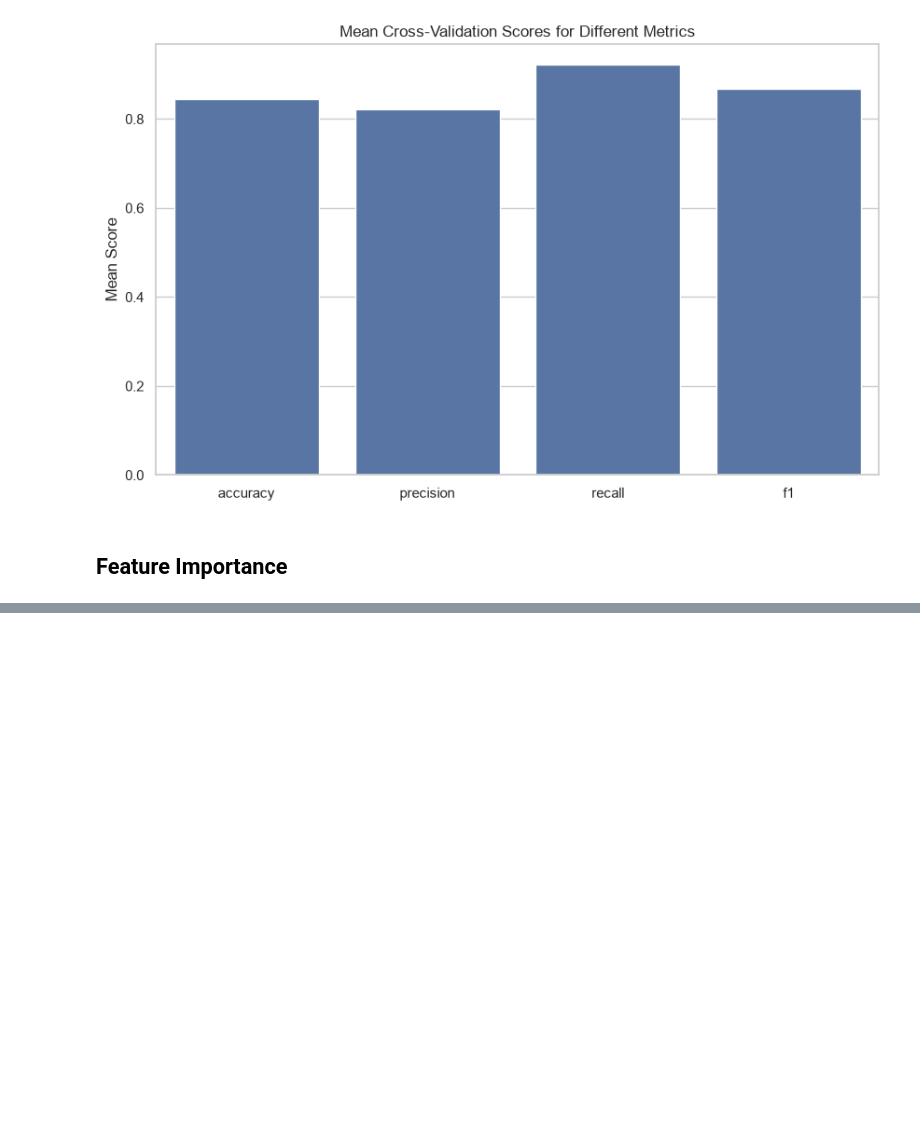
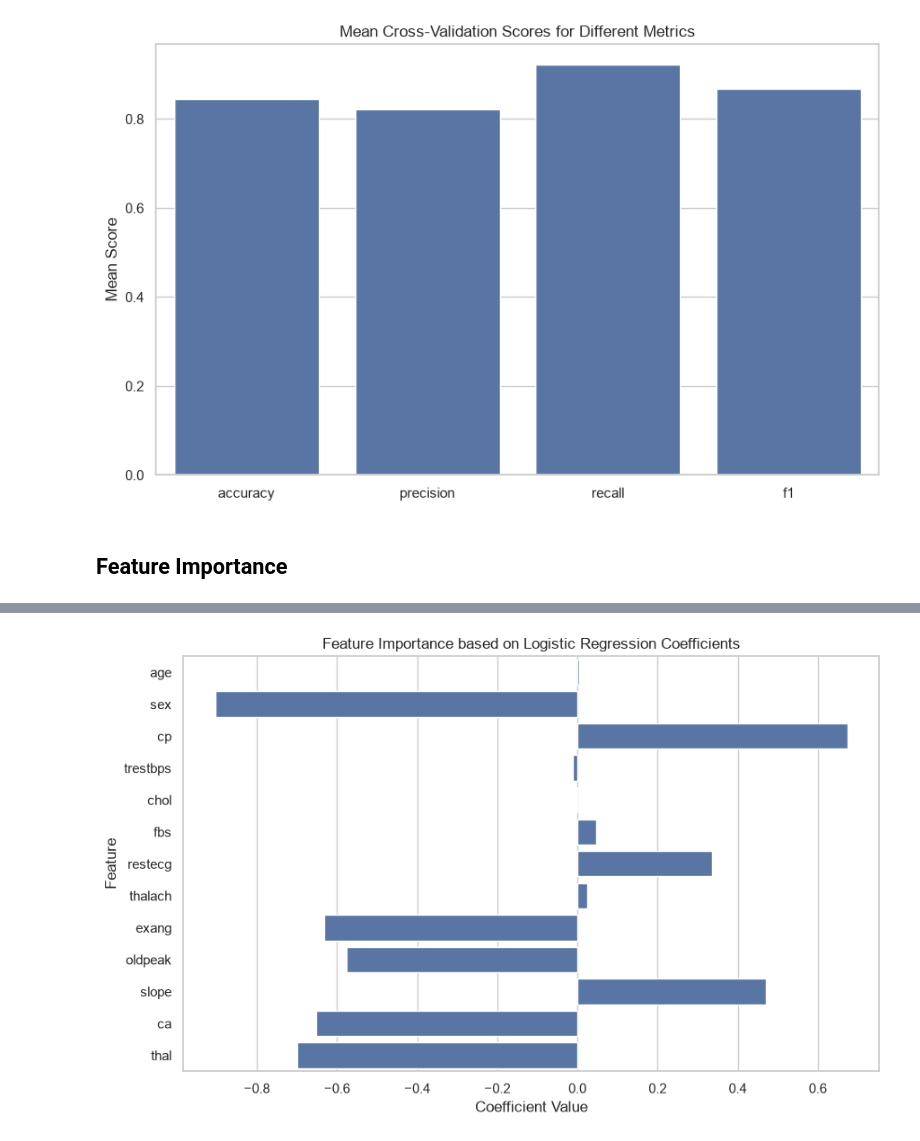
Before and after one commit to bmg1mike/heart-disease-prediction, a Jupyter notebook: src/heart_disease_project/main.ipynb, the cells around one changed output, grey strips where cells are left out. Drawn from its saved outputs; the diff is of its cells as text; code cells hidden in the pictures; blank space fills up the shorter version.

```diff
--- a/src/heart_disease_project/main.ipynb
+++ b/src/heart_disease_project/main.ipynb
@@ -484,3 +484,8 @@ Fitting 5 folds for each of 20 candidates, totalling 100 fits
 [figure]
 # %% [markdown]
 ## Feature Importance
+# %%
+# fit an instance of the logistic regression model with the best found hyperparameters
+#log_reg_search.best_params_
+clf = LogisticRegression(C=0.23357214690901212,solver='liblinear')
+clf.fit(X_train, y_train)
@@ -486,0 +501,3 @@ Fitting 5 folds for each of 20 candidates, totalling 100 fits
+# %%
+feature_dict = dict(zip(dataset.columns,list(clf.coef_[0])))
+feature_dict
@@ -486,0 +518,9 @@ Fitting 5 folds for each of 20 candidates, totalling 100 fits
+# %%
+# Visualizing the feature importance based on the logistic regression coefficients
+sns.barplot(x=list(feature_dict.values()), y=list(feature_dict.keys()))
+plt.title("Feature Importance based on Logistic Regression Coefficients")
+plt.xlabel("Coefficient Value")
+plt.ylabel("Feature")
+plt.show()
+# %% [output]
+[figure, added]
```
Also changed, not shown: parts of 3 cells of this notebook.
